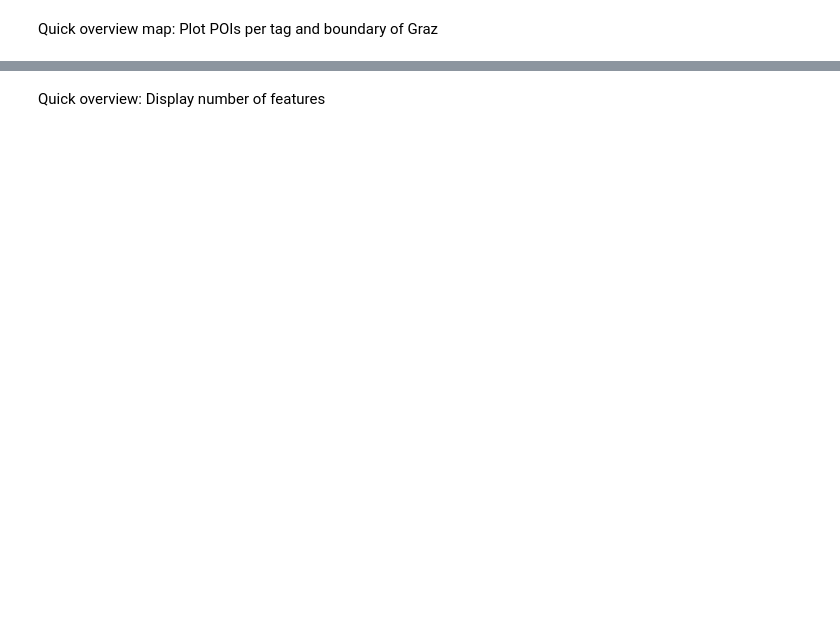
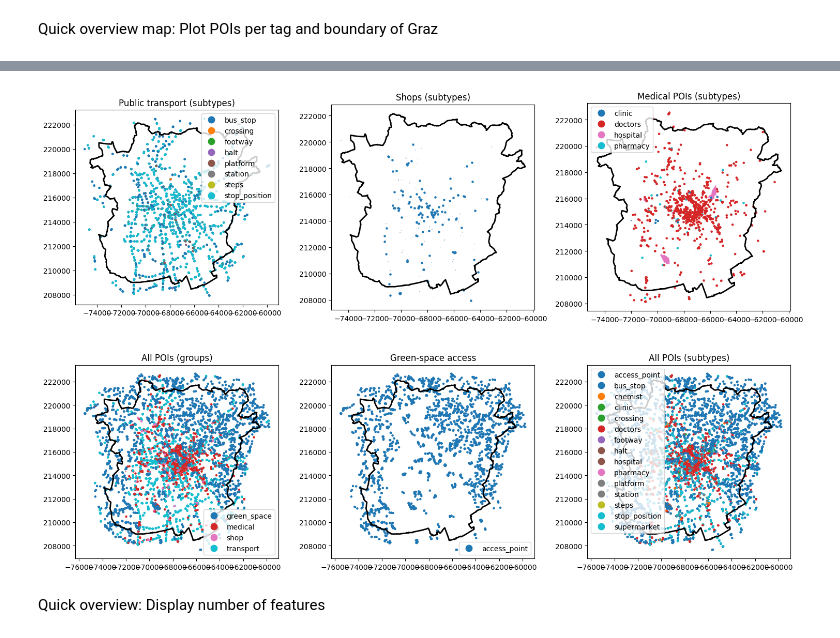
Before and after one commit to VitaDuit/GIS2_Group3_FinalProject, a Jupyter notebook: data_acquisition.ipynb, the cells around one changed output, grey strips where cells are left out. Cells and saved outputs as stored; diff of their text form; code cells hidden in the pictures; blank space fills up the shorter version.

```diff
--- a/data_acquisition.ipynb
+++ b/data_acquisition.ipynb
@@ -211,3 +339,88 @@ plt.show()
+# %%
+# Plots with poi_group and poi_subtype
+
+fig, axs = plt.subplots(2, 3, figsize=(15, 10))
+
+# 1) All public transport POIs by subtype (bus_stop, platform, tram_stop, station, halt)
+ax1_1 = axs[0, 0]
+mask_pt = pois_all["poi_group"] == "transport"
+pois_all[mask_pt].plot(
+    ax=ax1_1,
+    column="poi_subtype",
+    categorical=True,
+    legend=True,
+    markersize=5,
+)
+gdf_graz.boundary.plot(ax=ax1_1, edgecolor="black", linewidth=2)
+ax1_1.set_title("Public transport (subtypes)")
+
+# 2) Shops by subtype (supermarket, chemist)
+ax1_2 = axs[0, 1]
+mask_shop = pois_all["poi_group"] == "shop"
+pois_all[mask_shop].plot(
+    ax=ax1_2,
+    #column="poi_subtype",
+    categorical=True,
+    legend=True,
+    markersize=5,
+)
+gdf_graz.boundary.plot(ax=ax1_2, edgecolor="black", linewidth=2)
+ax1_2.set_title("Shops (subtypes)")
+
+# 3) Medical POIs (doctors, hospital, clinic, pharmacy)
+ax1_3 = axs[0, 2]
+mask_med = pois_all["poi_group"] == "medical"
+pois_all[mask_med].plot(
+    ax=ax1_3,
+    column="poi_subtype",
+    categorical=True,
+    legend=True,
+    markersize=5,
+)
+gdf_graz.boundary.plot(ax=ax1_3, edgecolor="black", linewidth=2)
+ax1_3.set_title("Medical POIs (subtypes)")
+
+# 4) All POIs by broad group (transport / shop / medical / green_space / other)
+ax2_1 = axs[1, 0]
+pois_all.plot(
+    ax=ax2_1,
+    column="poi_group",
+    categorical=True,
+    legend=True,
+    markersize=5,
+)
+gdf_graz.boundary.plot(ax=ax2_1, edgecolor="black", linewidth=2)
+ax2_1.set_title("All POIs (groups)")
+
+# 5) Green-space access points
+ax2_2 = axs[1, 1]
+mask_green = pois_all["poi_group"] == "green_space"
+pois_all[mask_green].plot(
+    ax=ax2_2,
+    column="poi_subtype",   # e.g. 'access_point'
+    categorical=True,
+    legend=True,
+    markersize=5,
+)
+gdf_graz.boundary.plot(ax=ax2_2, edgecolor="black", linewidth=2)
+ax2_2.set_title("Green-space access")
+
+# 6) Optional: all POIs again, but colored by subtype
+ax2_3 = axs[1, 2]
+pois_all.plot(
+    ax=ax2_3,
+    column="poi_subtype",
+    categorical=True,
+    legend=True,
+    markersize=5,
+)
+gdf_graz.boundary.plot(ax=ax2_3, edgecolor="black", linewidth=2)
+ax2_3.set_title("All POIs (subtypes)")
+
+plt.tight_layout()
+plt.show()
+# %% [output]
+[figure, added]
 # %% [markdown]
 Quick overview: Display number of features
 # %%
```
Also changed, not shown: parts of 30 cells of this notebook, 18 other files.
